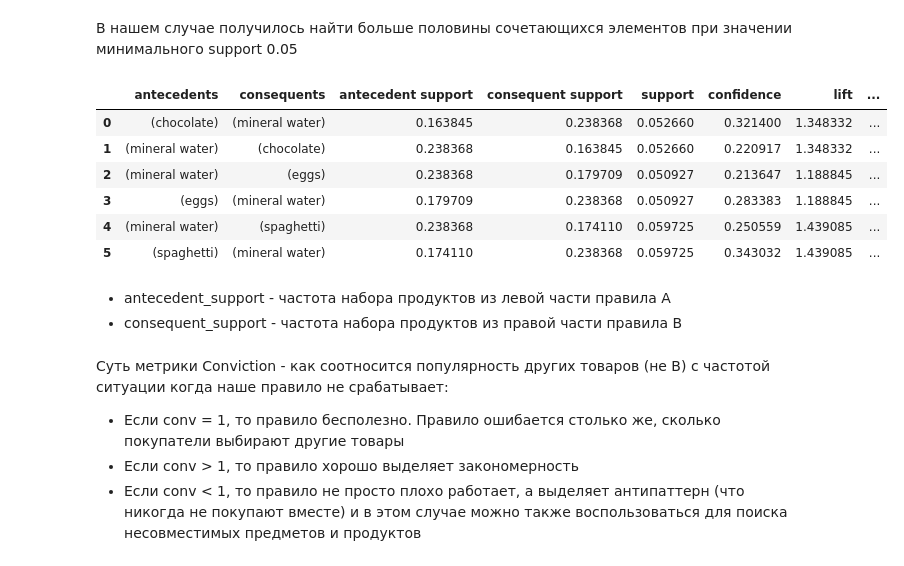
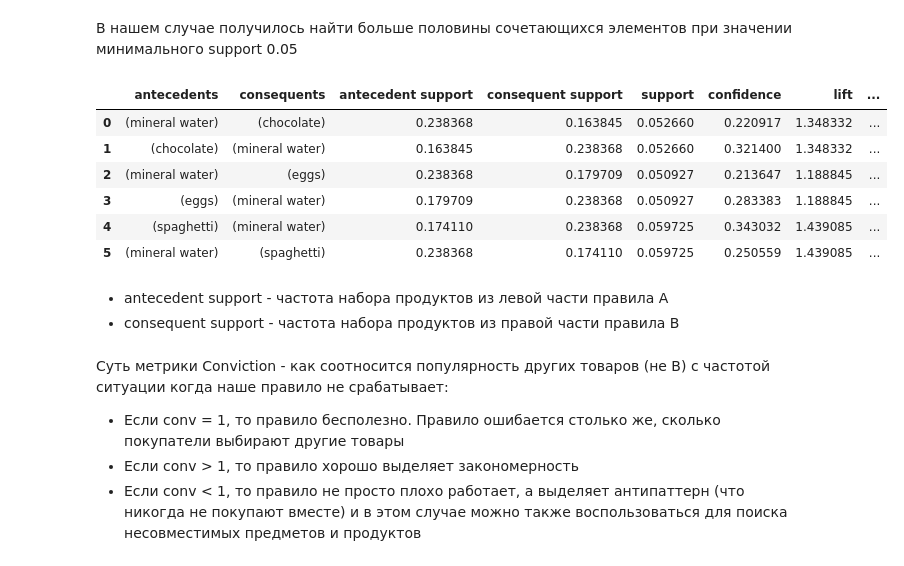
Before and after one commit to Timur2363V/Associative_rules, a Jupyter notebook: Association_rules.ipynb, the cells around one changed output. Saved outputs shown, nothing was run; the diff lists cells and outputs as text; code cells hidden in the pictures.

Commit message:
Update associative rules

```diff
--- a/Association_rules.ipynb
+++ b/Association_rules.ipynb
@@ -199,18 +195,18 @@ frequent_itemsets.head(5)
 # %% [markdown]
 В нашем случае получилось найти больше половины сочетающихся элементов при значении минимального support 0.05
 # %%
-association_rules(frequent_itemsets, metric="confidence", min_threshold=0.05)
+association_rules(frequent_itemsets, min_threshold=0.05)
 # %% [output]
 |  | antecedents | consequents | antecedent support | consequent support | support | confidence | lift | ... |
-| 0 | (chocolate) | (mineral water) | 0.163845 | 0.238368 | 0.052660 | 0.321400 | 1.348332 | ... |
-| 1 | (mineral water) | (chocolate) | 0.238368 | 0.163845 | 0.052660 | 0.220917 | 1.348332 | ... |
+| 0 | (mineral water) | (chocolate) | 0.238368 | 0.163845 | 0.052660 | 0.220917 | 1.348332 | ... |
+| 1 | (chocolate) | (mineral water) | 0.163845 | 0.238368 | 0.052660 | 0.321400 | 1.348332 | ... |
 | 2 | (mineral water) | (eggs) | 0.238368 | 0.179709 | 0.050927 | 0.213647 | 1.188845 | ... |
 | 3 | (eggs) | (mineral water) | 0.179709 | 0.238368 | 0.050927 | 0.283383 | 1.188845 | ... |
-| 4 | (mineral water) | (spaghetti) | 0.238368 | 0.174110 | 0.059725 | 0.250559 | 1.439085 | ... |
-| 5 | (spaghetti) | (mineral water) | 0.174110 | 0.238368 | 0.059725 | 0.343032 | 1.439085 | ... |
+| 4 | (spaghetti) | (mineral water) | 0.174110 | 0.238368 | 0.059725 | 0.343032 | 1.439085 | ... |
+| 5 | (mineral water) | (spaghetti) | 0.238368 | 0.174110 | 0.059725 | 0.250559 | 1.439085 | ... |
 # %% [markdown]
-- antecedent_support - частота набора продуктов из левой части правила A
-- consequent_support - частота набора продуктов из правой части правила B
+- antecedent support - частота набора продуктов из левой части правила A
+- consequent support - частота набора продуктов из правой части правила B
 # %% [markdown]
 
 Суть метрики Conviction - как соотносится популярность других товаров (не B) с частотой ситуации когда наше правило не срабатывает:
```
Also changed, not shown: parts of 35 cells of this notebook.
